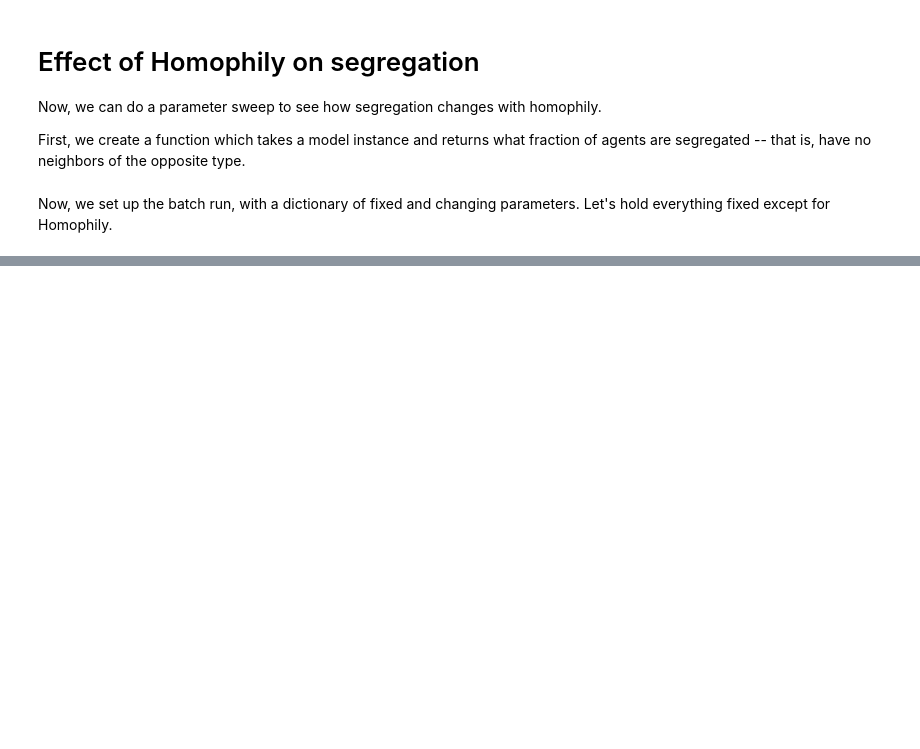
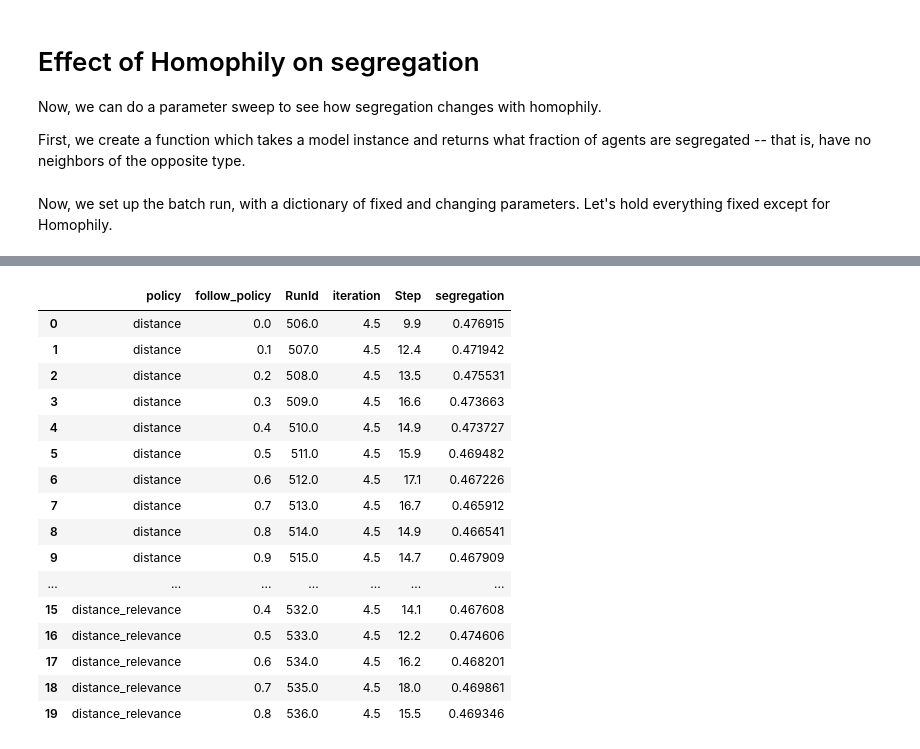
Before and after one commit to mauruscz/RS-chelling, a Jupyter notebook: analysis.ipynb, the cells around one changed output, grey strips where cells are left out. Cells and saved outputs as stored; diff of their text form; code cells hidden in the pictures; blank space fills up the shorter version.

```diff
--- a/analysis.ipynb
+++ b/analysis.ipynb
@@ -111,0 +70,19 @@ merged_params
+# %%
+fixed_params = {
+    'width': 50,
+    'height': 50,
+    'density': 0.70,
+    'minority_pc': 0.4,
+    'homophily': 2,
+}
+
+#policies = ["random", "distance", "relevance", "distance_relevance", "rich_neighborhood", "poor_neighborhood", "minimum_improvement", "maximum_improvement", "recently_emptied", "historically_emptied" ]
+
+policies = ["random", "distance_relevance", "rich_neighborhood", "poor_neighborhood", "minimum_improvement", "maximum_improvement", "recently_emptied", "historically_emptied" ]
+
+percentages = [i / 10 for i in range(11)]
+
+variable_parms = {"policy": policies, "follow_policy": percentages}
+
+merged_params = {**fixed_params, **variable_parms}
+merged_params
@@ -200,0 +153,22 @@ round(a, 2)
+# %%
+#calculate the average Step and the average segregation, across different iteration and policy
+results_df_g = results_df.groupby(['policy', 'follow_policy']).mean().reset_index()
+results_df_g.head(20)
+# %% [output]
+|  | policy | follow_policy | RunId | iteration | Step | segregation |
+| 0 | distance | 0.0 | 506.0 | 4.5 | 9.9 | 0.476915 |
+| 1 | distance | 0.1 | 507.0 | 4.5 | 12.4 | 0.471942 |
+| 2 | distance | 0.2 | 508.0 | 4.5 | 13.5 | 0.475531 |
+| 3 | distance | 0.3 | 509.0 | 4.5 | 16.6 | 0.473663 |
+| 4 | distance | 0.4 | 510.0 | 4.5 | 14.9 | 0.473727 |
+| 5 | distance | 0.5 | 511.0 | 4.5 | 15.9 | 0.469482 |
+| 6 | distance | 0.6 | 512.0 | 4.5 | 17.1 | 0.467226 |
+| 7 | distance | 0.7 | 513.0 | 4.5 | 16.7 | 0.465912 |
+| 8 | distance | 0.8 | 514.0 | 4.5 | 14.9 | 0.466541 |
+| 9 | distance | 0.9 | 515.0 | 4.5 | 14.7 | 0.467909 |
+| ... | ... | ... | ... | ... | ... | ... |
+| 15 | distance_relevance | 0.4 | 532.0 | 4.5 | 14.1 | 0.467608 |
+| 16 | distance_relevance | 0.5 | 533.0 | 4.5 | 12.2 | 0.474606 |
+| 17 | distance_relevance | 0.6 | 534.0 | 4.5 | 16.2 | 0.468201 |
+| 18 | distance_relevance | 0.7 | 535.0 | 4.5 | 18.0 | 0.469861 |
+| 19 | distance_relevance | 0.8 | 536.0 | 4.5 | 15.5 | 0.469346 |
```
Also changed, not shown: parts of 23 cells of this notebook, 4 other files.
